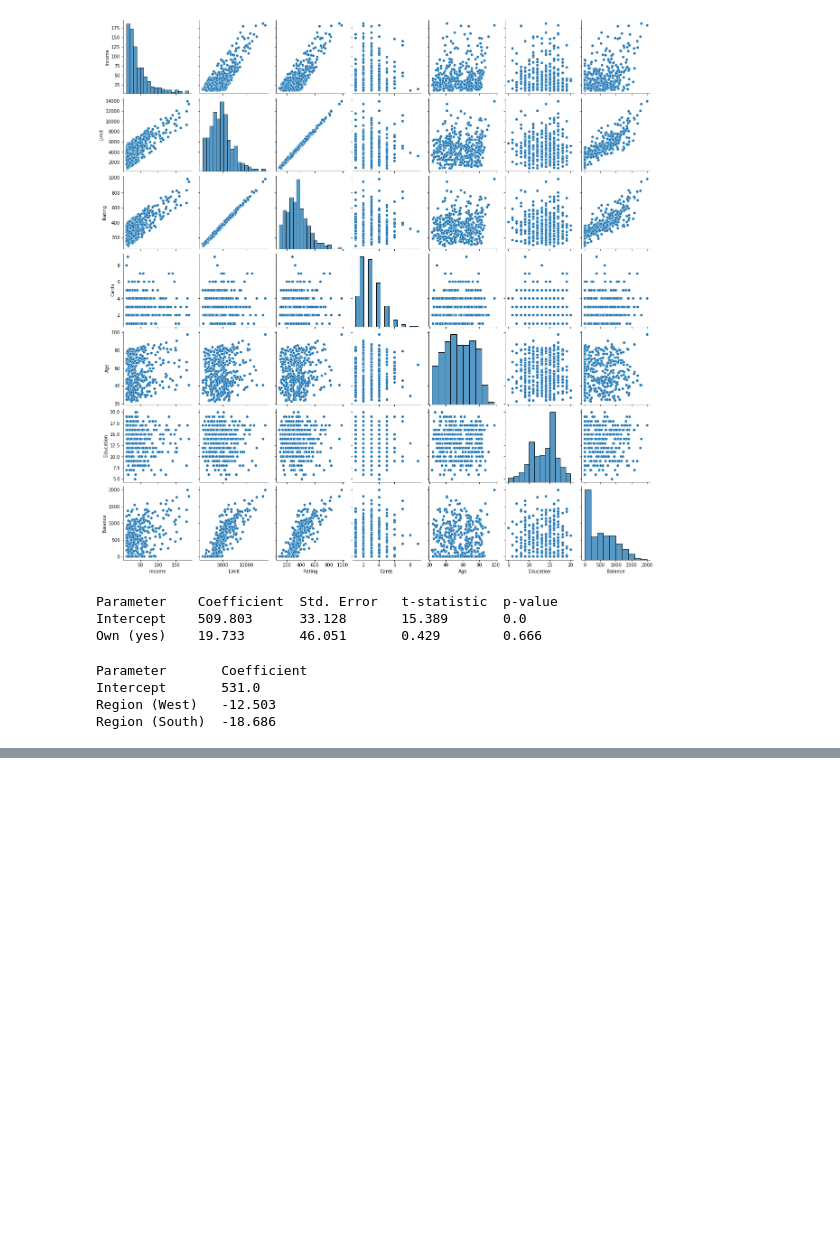
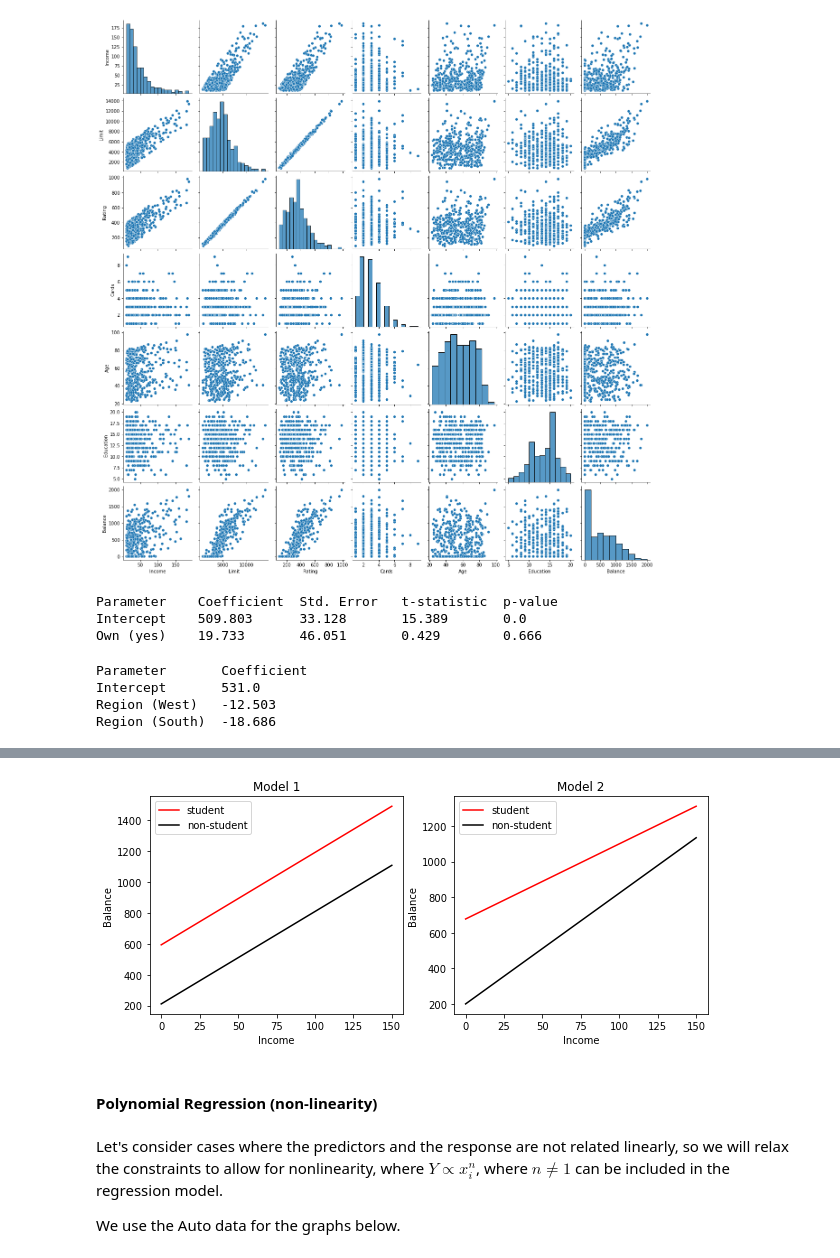
Before and after one commit to mtekant/ISLR_Notes, a Jupyter notebook: Introduction to Statistical Learning, 2nd Edition -- Notes for Ch 3.ipynb, the cells around one changed output, grey strips where cells are left out. Drawn from its saved outputs; the diff is of its cells as text; code cells hidden in the pictures; blank space fills up the shorter version.

```diff
--- a/Introduction to Statistical Learning, 2nd Edition -- Notes for Ch 3.ipynb
+++ b/Introduction to Statistical Learning, 2nd Edition -- Notes for Ch 3.ipynb
@@ -304,0 +354,48 @@ $Y = \beta_0+ \beta_1 X_1 +\beta_2 X_2 + \beta_3 X_1 X_2 +\epsilon$ has the inte
+# %%
+# Model 1:
+
+X = credit[['Student']]
+X = X.replace(to_replace =['Yes','No'],value = [1,0])
+X = pd.concat([credit[['Income']],X],axis=1)
+
+y = credit[['Balance']]
+regress.fit(X.values,y)
+y_pred1 = regress.predict(X)
+inter1 = regress.intercept_
+slope1 = regress.coef_
+# %%
+# Model 2:
+x1 = credit[['Student']]
+x1 = x1.replace(to_replace =['Yes','No'],value = [1,0])
+x2 = x1.mul(credit['Income'],axis =0)
+x2.columns = ['interaction']
+X = pd.concat([X,x2],axis=1)
+regress.fit(X.values,y)
+y_pred2 = regress.predict(X)
+inter2 = regress.intercept_
+slope2 = regress.coef_
+# %%
+inc = np.linspace(0,150,1000)
+plt.subplots(2,2,figsize=(10,4))
+plt.subplot(1,2,1)
+plt.plot(inc , inter1 + slope1[:,0]*inc + slope1[:,1],color='red',label='student')
+plt.plot(inc, inter1 +slope1[:,0]*inc, color='k',label='non-student')
+plt.xlabel('Income')
+plt.ylabel('Balance')
+plt.title('Model 1')
+plt.legend();
+plt.subplot(1,2,2)
+plt.plot(inc , inter2 + slope2[:,0]*inc + slope2[:,1] + slope2[:,2]*inc,color='red',label='student')
+plt.plot(inc, inter2 +slope2[:,0]*inc, color='k',label='non-student')
+plt.xlabel('Income')
+plt.ylabel('Balance')
+plt.title('Model 2')
+plt.legend();
+# %% [output]
+[figure, added]
+# %% [markdown]
+#### Polynomial Regression (non-linearity)
+# %% [markdown]
+Let's consider cases where the predictors and the response are not related linearly, so we will relax the constraints to allow for nonlinearity, where $Y \propto x_i^n$, where $n \neq 1$ can be included in the regression model.
+
+We use the Auto data for the graphs below.
```
Also changed, not shown: parts of 10 cells of this notebook, 1 other file.
